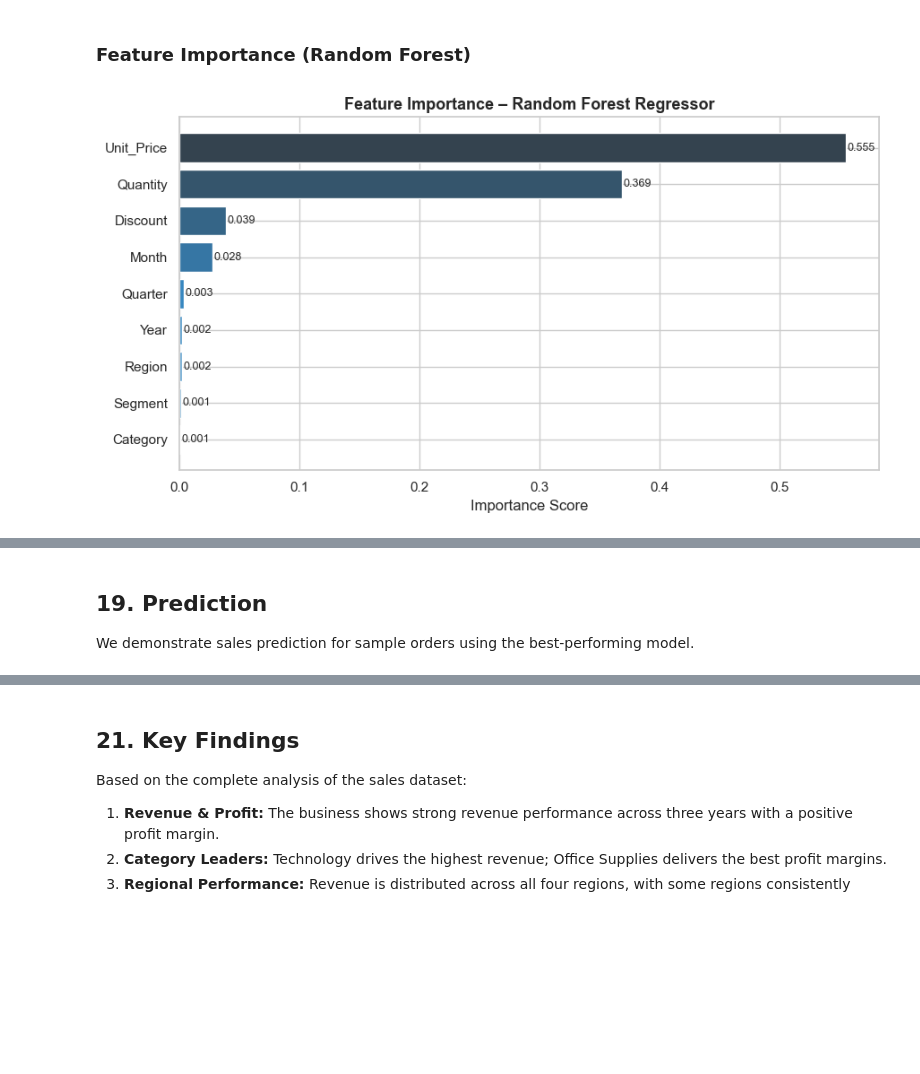
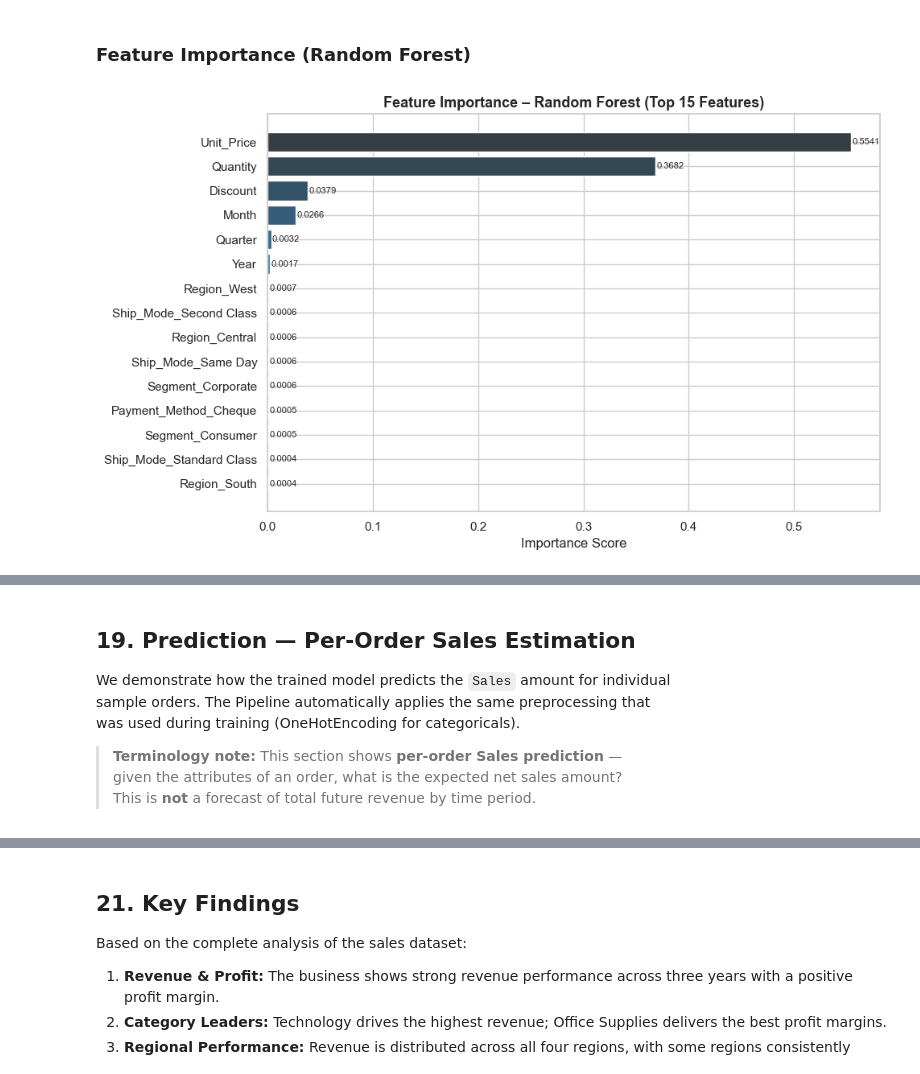
Before and after one commit to pdharv711/SalesInsight-AI, a Jupyter notebook: notebooks/DharvPatel_AI_Sales_Analytics.ipynb, the cells around one changed output, grey strips where cells are left out. Saved outputs shown, nothing was run; the diff lists cells and outputs as text; code cells hidden in the pictures; blank space fills up the shorter version.

Commit message:
Audit and improve project: ColumnTransformer pipeline, updated terminology, data-backed findings, verified metrics

```diff
--- a/notebooks/DharvPatel_AI_Sales_Analytics.ipynb
+++ b/notebooks/DharvPatel_AI_Sales_Analytics.ipynb
@@ -1467,25 +1544,37 @@ The more tightly the points cluster around the diagonal, the better the model pe
 # %% [markdown]
 ### Feature Importance (Random Forest)
 # %%
-rf_model = fitted["Random Forest Regressor"]
+# Feature importance from the Random Forest pipeline
+rf_pipe       = fitted["Random Forest Regressor"]
+rf_estimator  = rf_pipe.named_steps["model"]
+rf_preproc    = rf_pipe.named_steps["preprocessor"]
+
+# Get feature names after OneHotEncoding
+cat_encoder       = rf_preproc.named_transformers_["cat"]
+cat_feature_names = cat_encoder.get_feature_names_out(categorical_features).tolist()
+all_feature_names = numerical_features + cat_feature_names
+
 importance_df = pd.DataFrame({
-    "Feature": X.columns,
-    "Importance": rf_model.feature_importances_
+    "Feature":    all_feature_names,
+    "Importance": rf_estimator.feature_importances_
 }).sort_values("Importance", ascending=True)
 
-fig, ax = plt.subplots(figsize=(9, 5))
-ax.barh(importance_df["Feature"], importance_df["Importance"],
-        color=sns.color_palette("Blues_d", len(importance_df)), edgecolor="white")
-ax.set_title("Feature Importance – Random Forest Regressor", fontsize=13, fontweight="bold")
+# Show top 15 for readability
+top_imp = importance_df.tail(15)
+
+fig, ax = plt.subplots(figsize=(10, 6))
+ax.barh(top_imp["Feature"], top_imp["Importance"],
+        color=sns.color_palette("Blues_d", len(top_imp)), edgecolor="white")
+ax.set_title("Feature Importance – Random Forest (Top 15 Features)", fontsize=13, fontweight="bold")
 ax.set_xlabel("Importance Score")
-for bar, val in zip(ax.patches, importance_df["Importance"]):
+for bar, val in zip(ax.patches, top_imp["Importance"]):
     ax.text(val + 0.001, bar.get_y() + bar.get_height()/2,
-            f"{val:.3f}", va="center", fontsize=9)
+            f"{val:.4f}", va="center", fontsize=8)
 plt.tight_layout()
 plt.savefig("feature_importance.png", dpi=120, bbox_inches="tight")
 plt.show()
 
-print("\nFeature Importance:")
-print(importance_df.sort_values("Importance", ascending=False).to_string(index=False))
+print("\nTop 10 Most Important Features:")
+print(importance_df.sort_values("Importance", ascending=False).head(10).to_string(index=False))
 # %% [output]
-[figure, old version]
+[figure, new version]
@@ -1503,5 +1593,11 @@ Unit_Price        0.56
 # %% [markdown]
-## 19. Prediction
+## 19. Prediction — Per-Order Sales Estimation
 
-We demonstrate sales prediction for sample orders using the best-performing model.
+We demonstrate how the trained model predicts the `Sales` amount for individual
+sample orders. The Pipeline automatically applies the same preprocessing that
+was used during training (OneHotEncoding for categoricals).
+
+> **Terminology note:** This section shows **per-order Sales prediction** —
+> given the attributes of an order, what is the expected net sales amount?
+> This is **not** a forecast of total future revenue by time period.
 # %%
```
Also changed, not shown: parts of 18 cells of this notebook, 5 other files.
